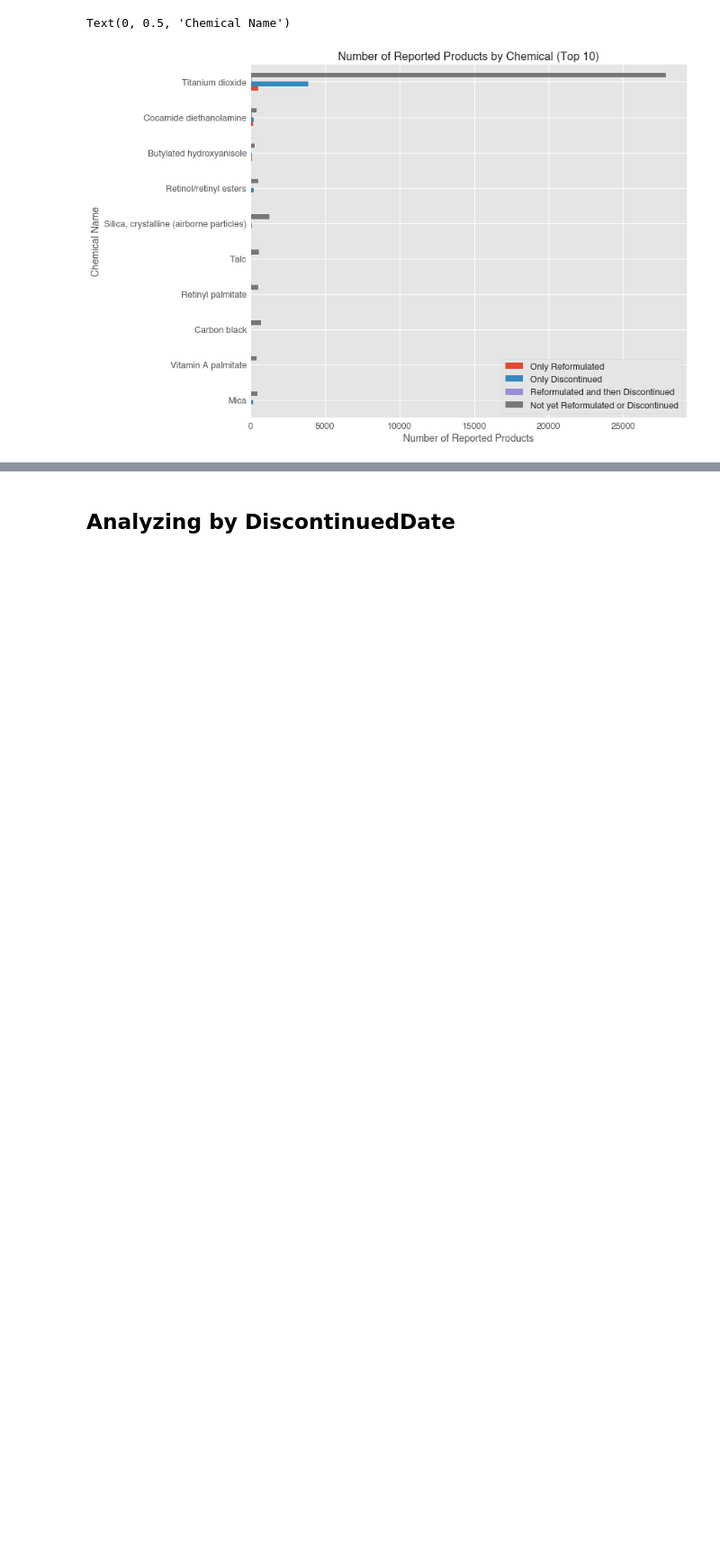
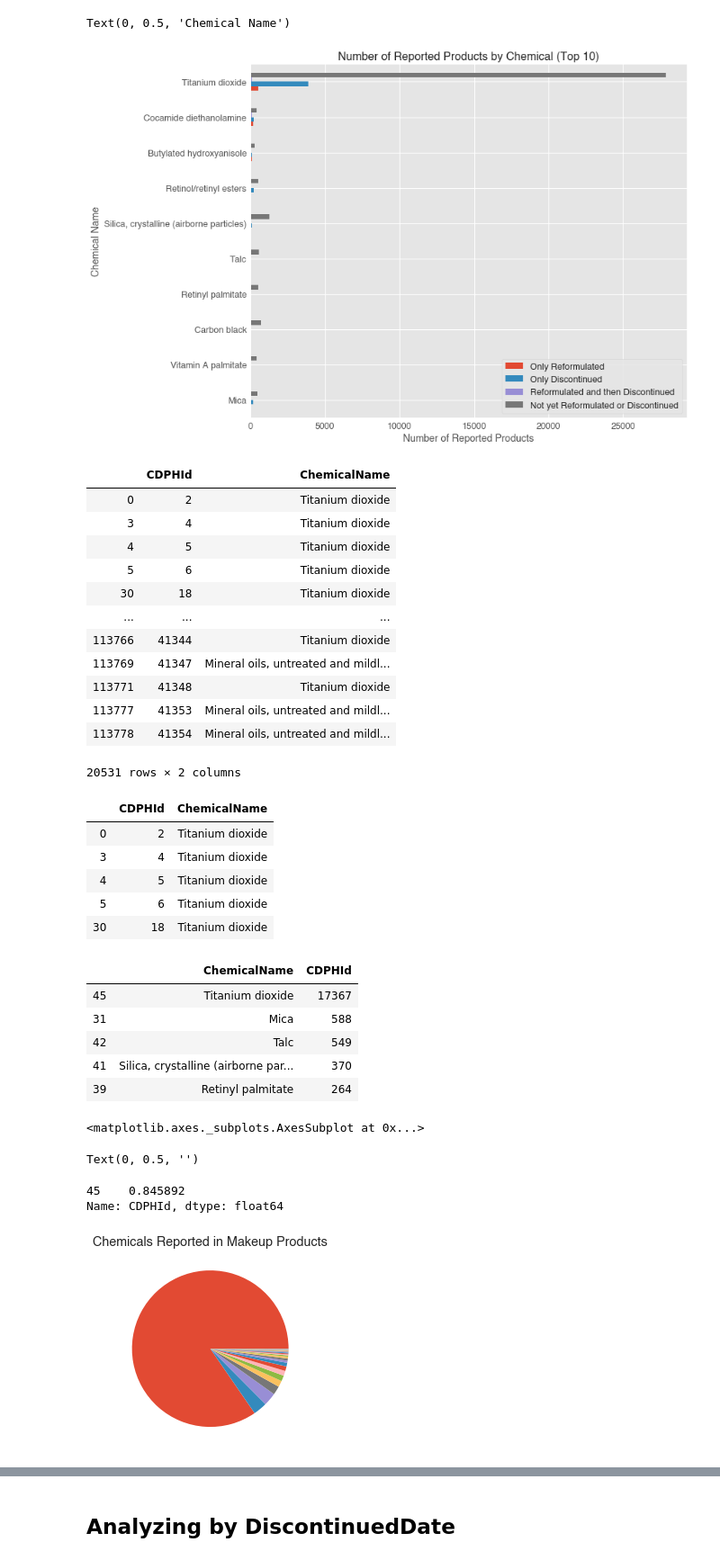
Before and after one commit to chelseanbr/Whats-In-My-Makeup-Bag, a Jupyter notebook: final_data_wrangling_eda.ipynb, the cells around one changed output, grey strips where cells are left out. Shown at 90% size. Drawn from its saved outputs; the diff is of its cells as text; code cells hidden in the pictures; blank space fills up the shorter version.

Commit message:
deleted images & regenerated them for readme

```diff
--- a/final_data_wrangling_eda.ipynb
+++ b/final_data_wrangling_eda.ipynb
@@ -528,3 +538,45 @@ Text(0.5, 1.0, 'Number of Reported Products by Chemical (Top 10)')
 Text(0.5, 0, 'Number of Reported Products')
 Text(0, 0.5, 'Chemical Name')
 [figure]
+# %%
+makeup_chemicals_df = clean_data_df2.loc[clean_data_df2['PrimaryCategory'] == 'Makeup Products (non-permanent)',['CDPHId','ChemicalName']]
+makeup_chemicals_df.drop_duplicates()
+makeup_chemicals_df.head()
+makeup_chemicals_count_df = dce.get_count_by_mult_df_sorted_count(makeup_chemicals_df, 'CDPHId', ['ChemicalName'])
+makeup_chemicals_count_df.head()
+fig, ax = plt.subplots()
+makeup_chemicals_count_df.plot.pie(ax=ax, y='CDPHId', legend=None, labels=None, title='Chemicals Reported in Makeup Products')
+ax.set_ylabel('')
+makeup_chemicals_count_df.loc[makeup_chemicals_count_df['ChemicalName']=='Titanium dioxide','CDPHId'] / makeup_chemicals_count_df['CDPHId'].sum()
+fig.savefig('images/pie_makeup_chemicals')
+# %% [output]
+|  | CDPHId | ChemicalName |
+| 0 | 2 | Titanium dioxide |
+| 3 | 4 | Titanium dioxide |
+| 4 | 5 | Titanium dioxide |
+| 5 | 6 | Titanium dioxide |
+| 30 | 18 | Titanium dioxide |
+| ... | ... | ... |
+| 113766 | 41344 | Titanium dioxide |
+| 113769 | 41347 | Mineral oils, untreated and mildl... |
+| 113771 | 41348 | Titanium dioxide |
+| 113777 | 41353 | Mineral oils, untreated and mildl... |
+| 113778 | 41354 | Mineral oils, untreated and mildl... |
+20531 rows × 2 columns
+|  | CDPHId | ChemicalName |
+| 0 | 2 | Titanium dioxide |
+| 3 | 4 | Titanium dioxide |
+| 4 | 5 | Titanium dioxide |
+| 5 | 6 | Titanium dioxide |
+| 30 | 18 | Titanium dioxide |
+|  | ChemicalName | CDPHId |
+| 45 | Titanium dioxide | 17367 |
+| 31 | Mica | 588 |
+| 42 | Talc | 549 |
+| 41 | Silica, crystalline (airborne par... | 370 |
+| 39 | Retinyl palmitate | 264 |
+<matplotlib.axes._subplots.AxesSubplot at 0x...>
+Text(0, 0.5, '')
+45    0.845892
+Name: CDPHId, dtype: float64
+[figure, added]
```
Also changed, not shown: parts of 33 cells of this notebook, 3 other files.
